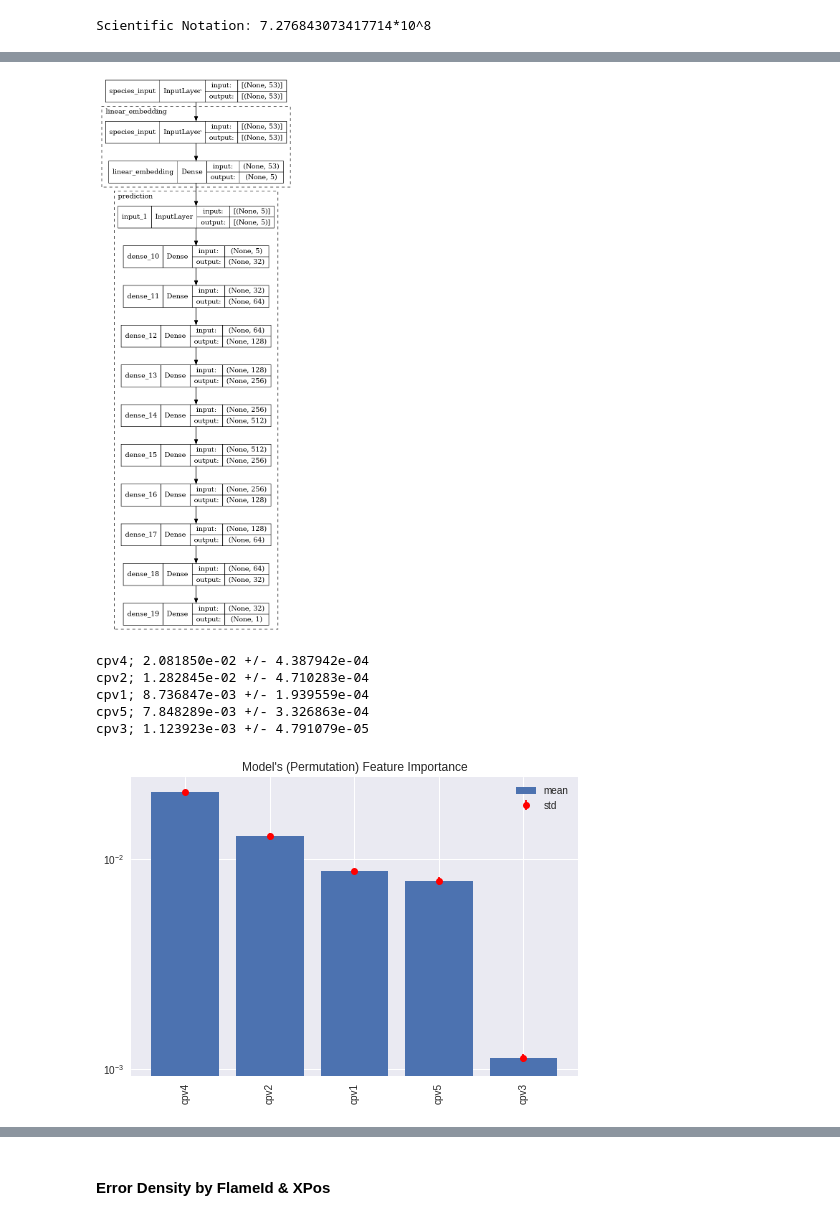
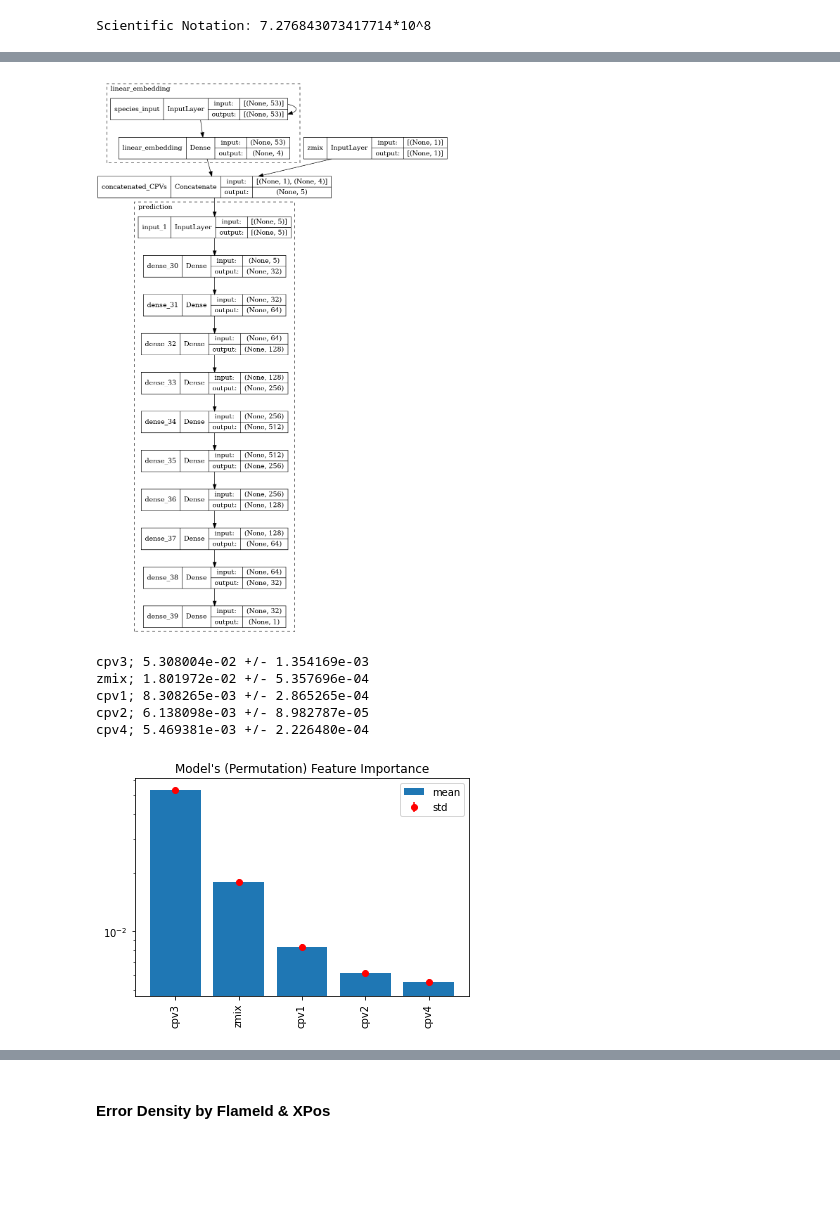
Before and after one commit to amolsalunkhe/ChemTab, a Jupyter notebook: src/main-notebook.ipynb, the cells around one changed output, grey strips where cells are left out. Saved outputs shown, nothing was run; the diff lists cells and outputs as text; code cells hidden in the pictures; blank space fills up the shorter version.

Commit message:
updating main-notebook.ipynb after constrained zmix update

```diff
--- a/src/main-notebook.ipynb
+++ b/src/main-notebook.ipynb
@@ -27,6 +27,7 @@ df = dp.getDataframe()
 
 # currently passing dp eventually we want to abstract all the constants into 1 class
 dm = DataManager(df, dp)
+dm.train_portion=0.8
 # %%
 '''
 Run the Model Experiments
@@ -133,6 +154,8 @@ import importlib; importlib.reload(model_analysis)
 
 bestModel, experimentSettings = exprExec.modelFactory.openBestModel()
 dm.createTrainTestData(experimentSettings['dataSetMethod'],experimentSettings['noOfCpv'], experimentSettings['ipscaler'], experimentSettings['opscaler'])
+exprExec.modelFactory.model = bestModel
+# make it explicit
 
 print(f'\nexperimentSettings: {experimentSettings}')
 print(f'\nbestModel.input_shape: {bestModel.input_shape}')
@@ -140,17 +181,18 @@ inspector = model_analysis.ModelInspector(exprExec.modelFactory, dm)
 # %%
-tf.keras.utils.plot_model(bestModel, expand_nested=True, show_shapes=True)
+# We assume this is the bestModel also but it can be something else if you just want to plot current model
+tf.keras.utils.plot_model(exprExec.modelFactory.model, expand_nested=True, show_shapes=True)
 # %% [output]
-[figure, old version]
+[figure, new version]
 # %%
 n_repeats = 20#5 if debug_mode else 20
 inspector.plot_permutation_feature_importance(n_repeats=n_repeats)
 # %% [output]
-cpv4; 2.081850e-02 +/- 4.387942e-04
-cpv2; 1.282845e-02 +/- 4.710283e-04
-cpv1; 8.736847e-03 +/- 1.939559e-04
-cpv5; 7.848289e-03 +/- 3.326863e-04
-cpv3; 1.123923e-03 +/- 4.791079e-05
+cpv3; 5.308004e-02 +/- 1.354169e-03
+zmix; 1.801972e-02 +/- 5.357696e-04
+cpv1; 8.308265e-03 +/- 2.865265e-04
+cpv2; 6.138098e-03 +/- 8.982787e-05
+cpv4; 5.469381e-03 +/- 2.226480e-04
-[figure, old version]
+[figure, new version]
 # %%
 inspector.plot_partial_dependence()
 # %% [output]
```
Also changed, not shown: parts of 9 cells of this notebook, 1 other file.
